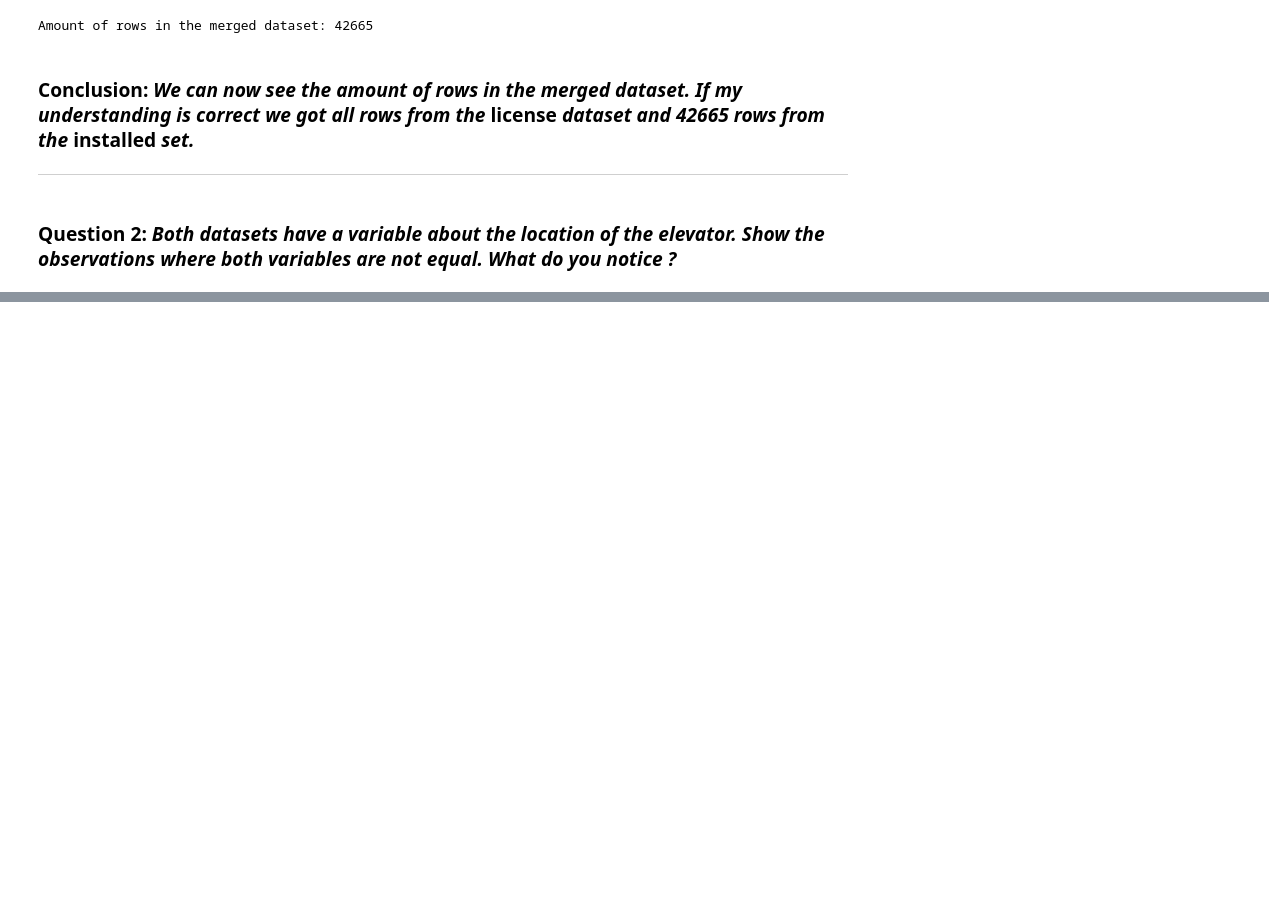
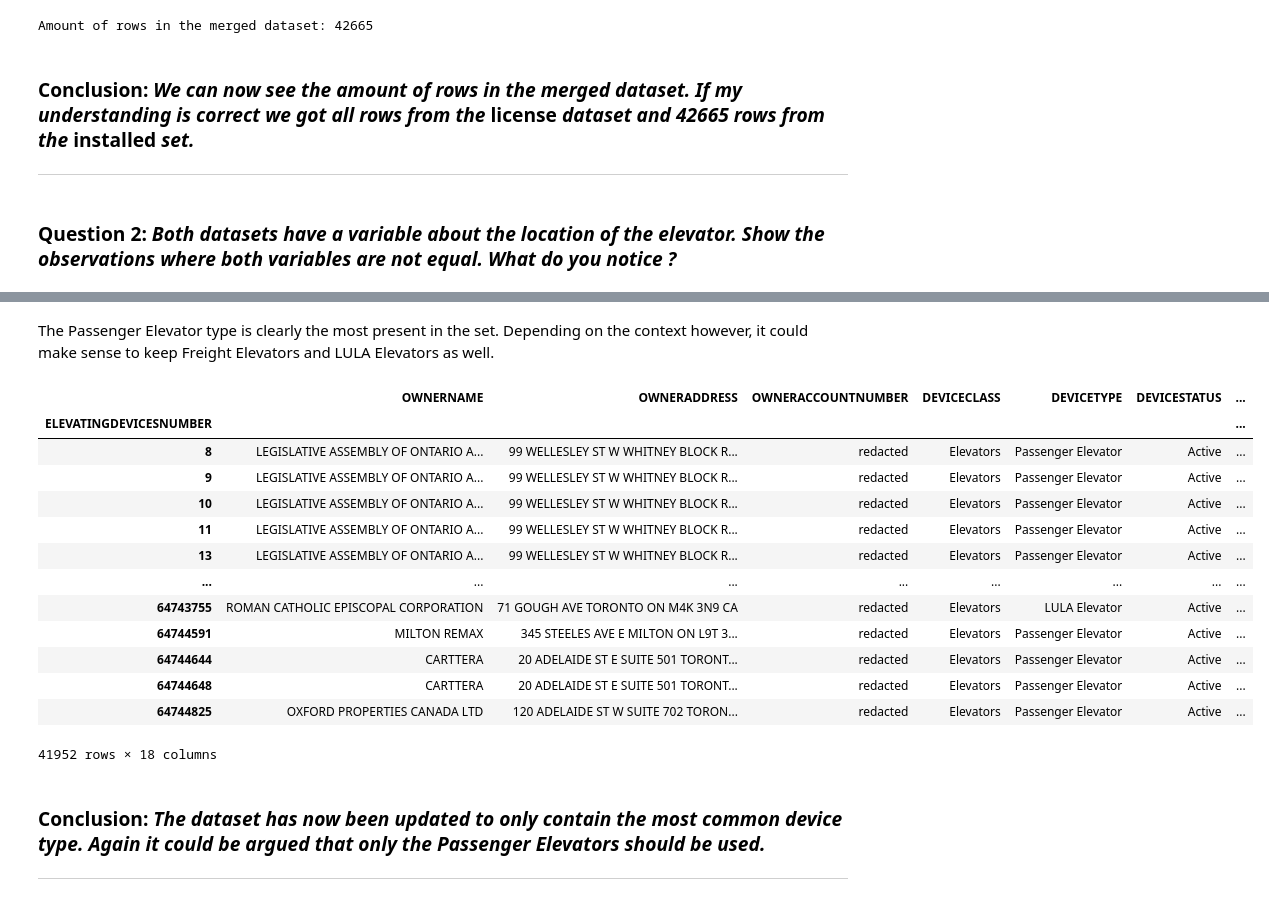
Before and after one commit to MathieuHoude/smartjourney, a Jupyter notebook: notebooks/Installed.ipynb, the cells around one changed output, grey strips where cells are left out. Drawn from its saved outputs; the diff is of its cells as text; code cells hidden in the pictures; blank space fills up the shorter version.

```diff
--- a/notebooks/Installed.ipynb
+++ b/notebooks/Installed.ipynb
@@ -6,11 +6,10 @@ import pandas as pd
 license = pd.read_csv("../data/raw/licence.csv")
 installed = pd.read_json("../data/raw/installed.json")
 for df in [installed, license]:
-    df.columns = df.columns.str.upper()
-    df.columns = df.columns.str.replace(' ', '')
+    df.columns = df.columns.str.upper().str.replace(' ', '')
 
 activeLicense = license[license["LICENSESTATUS"] == "ACTIVE"]
-merged = pd.merge(activeLicense, installed, on='ELEVATINGDEVICESNUMBER')
+merged = pd.merge(installed, activeLicense, on='ELEVATINGDEVICESNUMBER')
 print('Amount of rows in the merged dataset: ' + str(len(merged)))
 # %% [output]
 Amount of rows in the merged dataset: 42665
@@ -21,6 +20,6 @@ Amount of rows in the merged dataset: 42665
 ### Question 2: *Both datasets have a variable about the location of the elevator. Show the observations where both variables are not equal. What do you notice ?*
 # %%
 import numpy as np
-diff = merged.loc[merged["LOCATIONOFTHEELEVATINGDEVICE"] != merged["LICENSEHOLDERADDRESS"]]
+diff = merged.loc[merged["LOCATIONOFTHEELEVATINGDEVICE"] != merged["LOCATIONOFDEVICE"]]
 print(str(len(diff) * 100 / len(merged)) + '% of rows are different.')
 # %% [output]
@@ -33,0 +70,5 @@ AttributeError: 'float' object has no attribute 'replace'
+# %%
+to_remove = diff.loc[diff["LOCATIONOFTHEELEVATINGDEVICE"].str.extract(r'([^\s]+)').values != diff["LOCATIONOFDEVICE"].str.extract(r'([^\s]+)').values]
+to_remove = to_remove.set_index("ELEVATINGDEVICESNUMBER")
+merged = merged.set_index("ELEVATINGDEVICESNUMBER")
+merged = merged.drop(to_remove.index)
@@ -33,0 +91,2 @@ AttributeError: 'float' object has no attribute 'replace'
+# %%
+merged = merged[merged["DEVICESTATUS"] == 'Active']
@@ -33,0 +115,23 @@ AttributeError: 'float' object has no attribute 'replace'
+# %% [markdown]
+The Passenger Elevator type is clearly the most present in the set. Depending on the context however, it could make sense to keep Freight Elevators and LULA Elevators as well.
+# %%
+merged = merged[merged["DEVICETYPE"].isin(["Passenger Elevator", "Freight Elevator", "LULA Elevator"])]
+merged
+# %% [output]
+|  | OWNERNAME | OWNERADDRESS | OWNERACCOUNTNUMBER | DEVICECLASS | DEVICETYPE | DEVICESTATUS | ... |
+| ELEVATINGDEVICESNUMBER |  |  |  |  |  |  | ... |
+| 8 | LEGISLATIVE ASSEMBLY OF ONTARIO A... | 99 WELLESLEY ST W WHITNEY BLOCK R... | redacted | Elevators | Passenger Elevator | Active | ... |
+| 9 | LEGISLATIVE ASSEMBLY OF ONTARIO A... | 99 WELLESLEY ST W WHITNEY BLOCK R... | redacted | Elevators | Passenger Elevator | Active | ... |
+| 10 | LEGISLATIVE ASSEMBLY OF ONTARIO A... | 99 WELLESLEY ST W WHITNEY BLOCK R... | redacted | Elevators | Passenger Elevator | Active | ... |
+| 11 | LEGISLATIVE ASSEMBLY OF ONTARIO A... | 99 WELLESLEY ST W WHITNEY BLOCK R... | redacted | Elevators | Passenger Elevator | Active | ... |
+| 13 | LEGISLATIVE ASSEMBLY OF ONTARIO A... | 99 WELLESLEY ST W WHITNEY BLOCK R... | redacted | Elevators | Passenger Elevator | Active | ... |
+| ... | ... | ... | ... | ... | ... | ... | ... |
+| 64743755 | ROMAN CATHOLIC EPISCOPAL CORPORATION | 71 GOUGH AVE TORONTO ON M4K 3N9 CA | redacted | Elevators | LULA Elevator | Active | ... |
+| 64744591 | MILTON REMAX | 345 STEELES AVE E MILTON ON L9T 3... | redacted | Elevators | Passenger Elevator | Active | ... |
+| 64744644 | CARTTERA | 20 ADELAIDE ST E SUITE 501 TORONT... | redacted | Elevators | Passenger Elevator | Active | ... |
+| 64744648 | CARTTERA | 20 ADELAIDE ST E SUITE 501 TORONT... | redacted | Elevators | Passenger Elevator | Active | ... |
+| 64744825 | OXFORD PROPERTIES CANADA LTD | 120 ADELAIDE ST W SUITE 702 TORON... | redacted | Elevators | Passenger Elevator | Active | ... |
+41952 rows × 18 columns
+# %% [markdown]
+### Conclusion: *The dataset has now been updated to only contain the most common device type. Again it could be argued that only the Passenger Elevators should be used.*
+- - -
```
Also changed, not shown: parts of 17 cells of this notebook, 2 other files.
